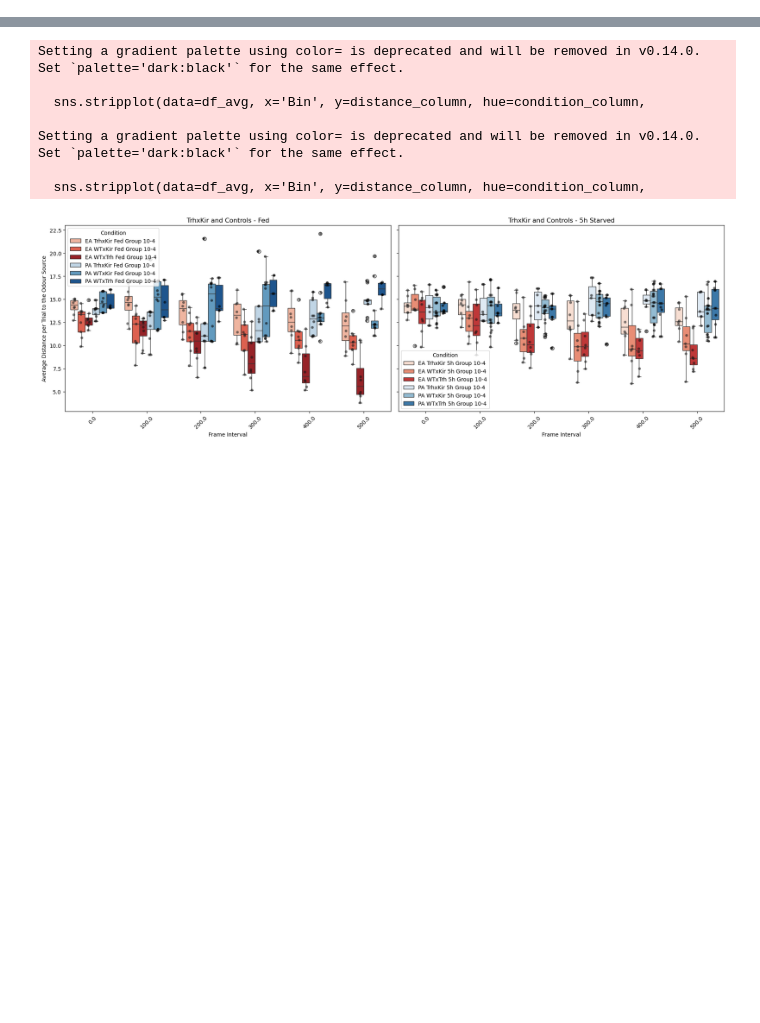
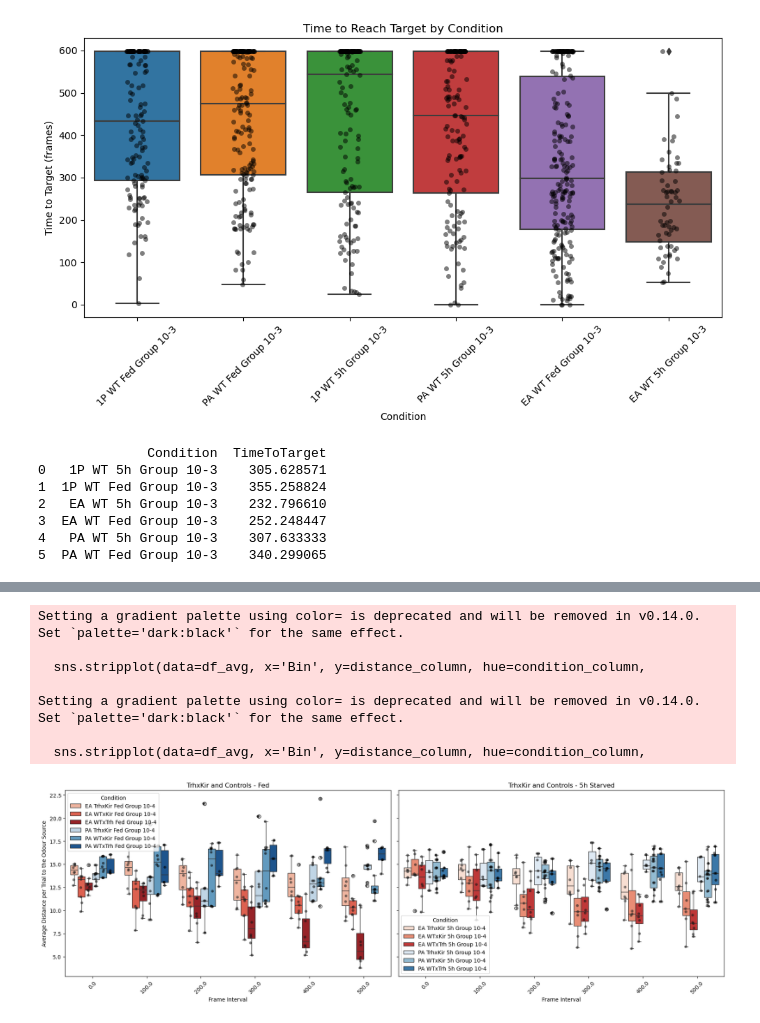
Before and after one commit to HariPNarayanan/larva-locater, a Jupyter notebook: Structured/analysis.ipynb, the cells around one changed output, grey strips where cells are left out. Saved outputs shown, nothing was run; the diff lists cells and outputs as text; code cells hidden in the pictures; blank space fills up the shorter version.

```diff
--- a/Structured/analysis.ipynb
+++ b/Structured/analysis.ipynb
@@ -30,0 +43,15 @@ primary_df_interp = cleanup.calculate_distance_from_fixed_point(primary_df_inter
+# %%
+subset_tto = primary_df_interp.query("Concentration == '10-3' and Genotype == 'WT' and Collective == 'Group'")
+results = plotting.plot_time_to_target_distribution(subset_tto, radius=2, assign_max_if_unreached=True)
+reached = results[results['TargetFrame'] < results['LastFrame']]
+mean_times = reached.groupby('Condition')['TimeToTarget'].mean().reset_index()
+print(mean_times)
+# %% [output]
+[figure, added]
+              Condition  TimeToTarget
+0   1P WT 5h Group 10-3    305.628571
+1  1P WT Fed Group 10-3    355.258824
+2   EA WT 5h Group 10-3    232.796610
+3  EA WT Fed Group 10-3    252.248447
+4   PA WT 5h Group 10-3    307.633333
+5  PA WT Fed Group 10-3    340.299065
```
Also changed, not shown: parts of 2 cells of this notebook, 2 other files.
